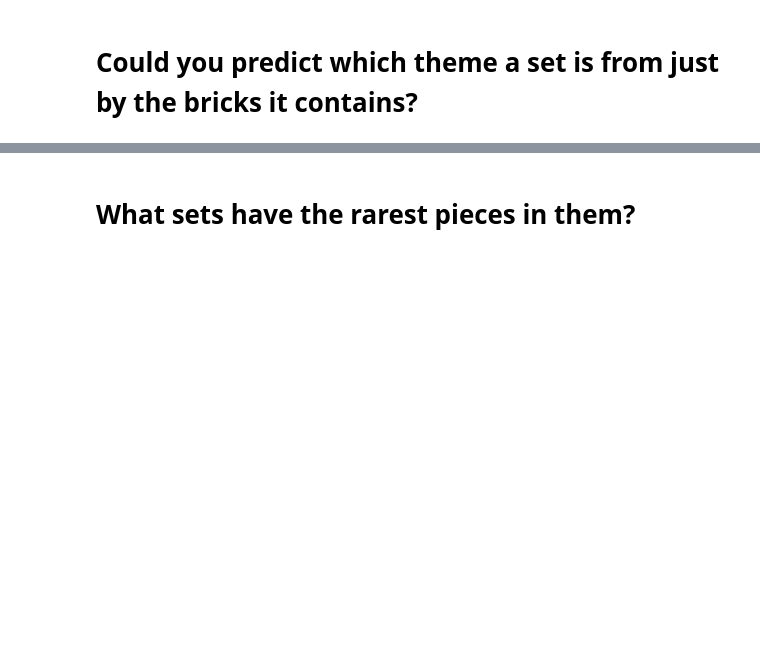
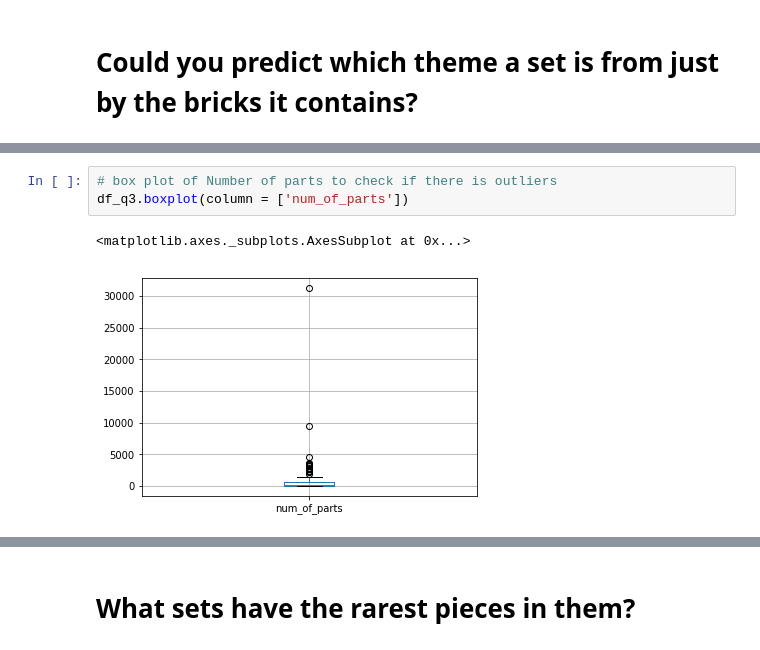
Before and after one commit to JingruMa/Lego, a Jupyter notebook: mergeData.ipynb, the cells around one changed output, grey strips where cells are left out. Cells and saved outputs as stored; diff of their text form; blank space fills up the shorter version.

```diff
--- a/mergeData.ipynb
+++ b/mergeData.ipynb
@@ -207,0 +136,6 @@ ValueError: Found input variables with inconsistent numbers of samples: [1, 89]
+# %%
+# box plot of Number of parts to check if there is outliers
+df_q3.boxplot(column = ['num_of_parts'])
+# %% [output]
+<matplotlib.axes._subplots.AxesSubplot at 0x...>
+[figure, added]
```
Also changed, not shown: parts of 40 cells of this notebook.
